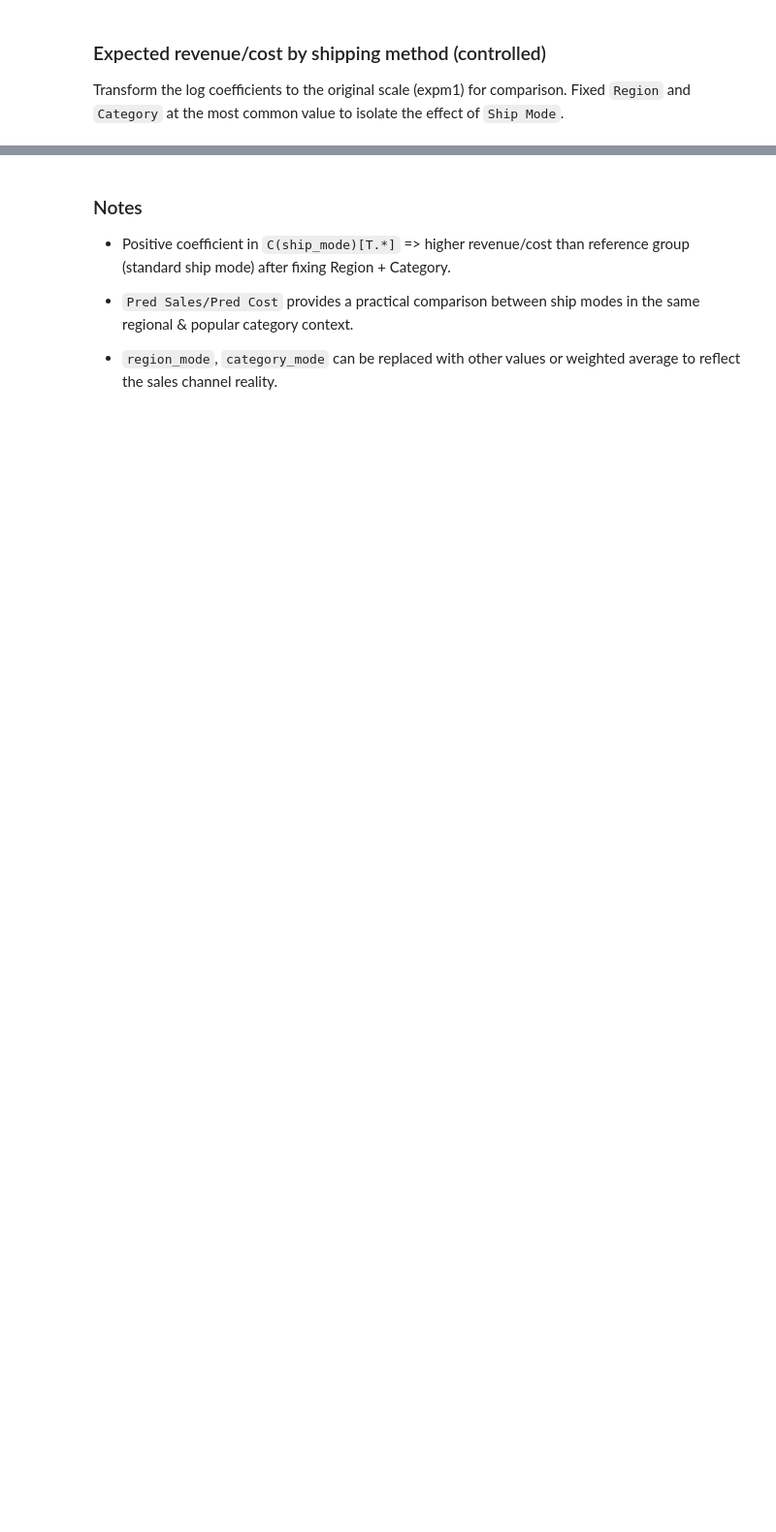
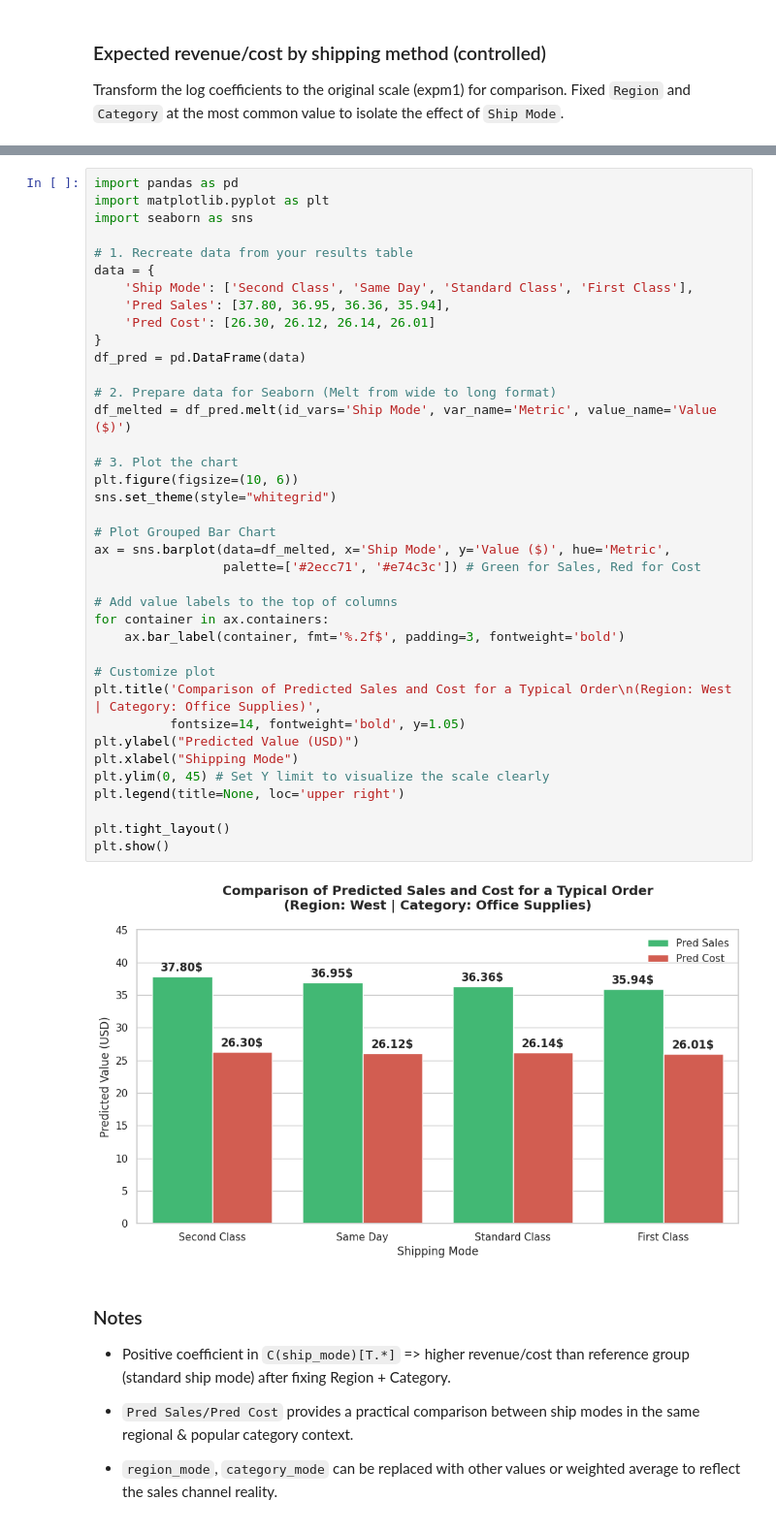
Before and after one commit to bunbohue19/IT5425E_Data-Management-Visualization, a Jupyter notebook: Project/src/2_Analysis-problems/3.ipynb, the cells around one changed output, grey strips where cells are left out. Shown: that part at 97% size. Cells and saved outputs as stored; diff of their text form; blank space fills up the shorter version.

```diff
--- a/Project/src/2_Analysis-problems/3.ipynb
+++ b/Project/src/2_Analysis-problems/3.ipynb
@@ -127,6 +261,46 @@ pred_df
 | 1 | Same Day | West | Office Supplies | 36.953449 | 26.119456 |
 | 3 | Standard Class | West | Office Supplies | 36.360069 | 26.142271 |
 | 0 | First Class | West | Office Supplies | 35.942060 | 26.014697 |
+# %%
+import pandas as pd
+import matplotlib.pyplot as plt
+import seaborn as sns
+
+# 1. Recreate data from your results table
+data = {
+    'Ship Mode': ['Second Class', 'Same Day', 'Standard Class', 'First Class'],
+    'Pred Sales': [37.80, 36.95, 36.36, 35.94],
+    'Pred Cost': [26.30, 26.12, 26.14, 26.01]
+}
+df_pred = pd.DataFrame(data)
+
+# 2. Prepare data for Seaborn (Melt from wide to long format)
+df_melted = df_pred.melt(id_vars='Ship Mode', var_name='Metric', value_name='Value ($)')
+
+# 3. Plot the chart
+plt.figure(figsize=(10, 6))
+sns.set_theme(style="whitegrid")
+
+# Plot Grouped Bar Chart
+ax = sns.barplot(data=df_melted, x='Ship Mode', y='Value ($)', hue='Metric',
+                 palette=['#2ecc71', '#e74c3c']) # Green for Sales, Red for Cost
+
+# Add value labels to the top of columns
+for container in ax.containers:
+    ax.bar_label(container, fmt='%.2f$', padding=3, fontweight='bold')
+
+# Customize plot
+plt.title('Comparison of Predicted Sales and Cost for a Typical Order\n(Region: West | Category: Office Supplies)',
+          fontsize=14, fontweight='bold', y=1.05)
+plt.ylabel("Predicted Value (USD)")
+plt.xlabel("Shipping Mode")
+plt.ylim(0, 45) # Set Y limit to visualize the scale clearly
+plt.legend(title=None, loc='upper right')
+
+plt.tight_layout()
+plt.show()
+# %% [output]
+[figure, added]
 # %% [markdown]
 ### Notes
 - Positive coefficient in `C(ship_mode)[T.*]` => higher revenue/cost than reference group (standard ship mode) after fixing Region + Category.
```
Also changed, not shown: parts of 17 cells of this notebook.
